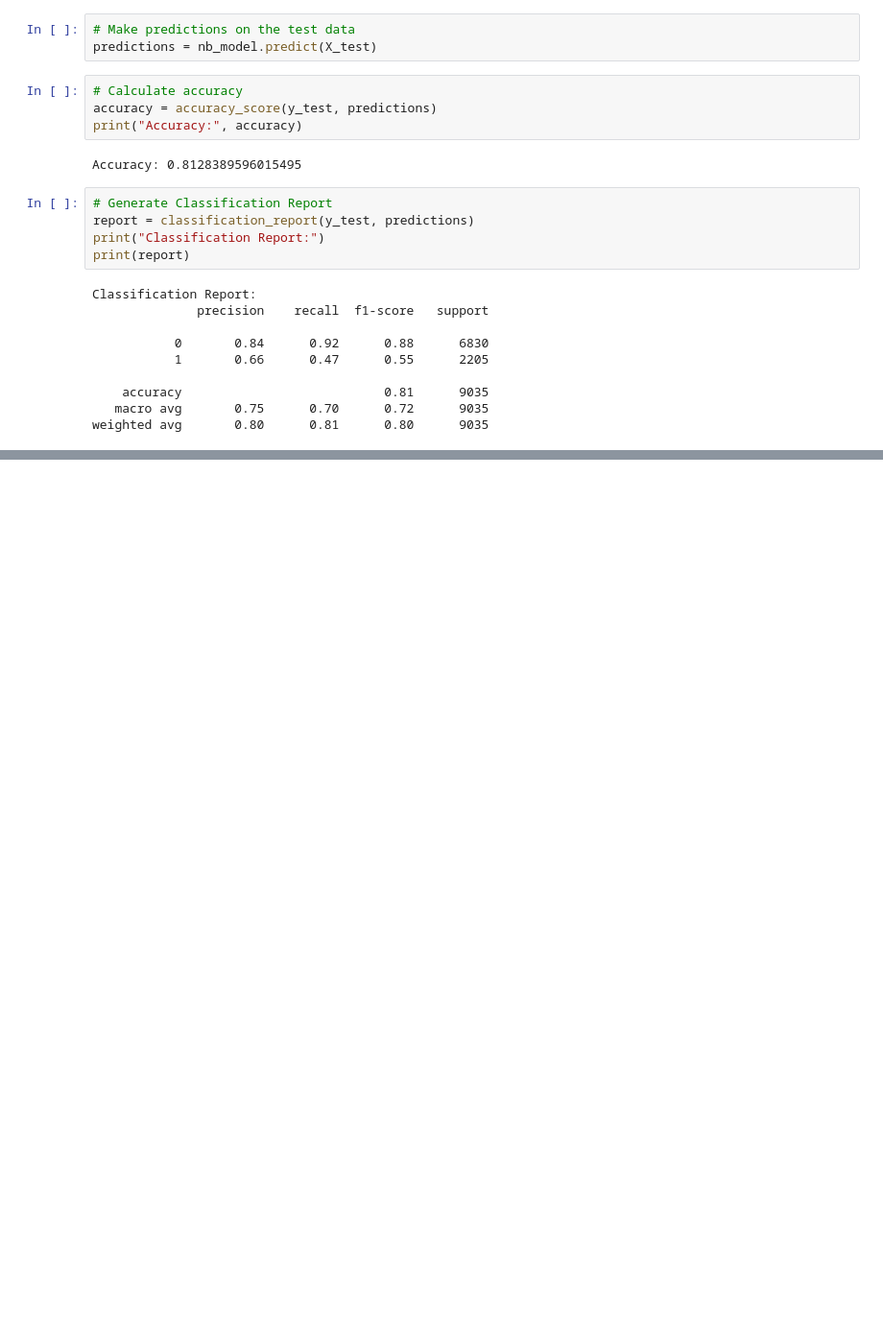
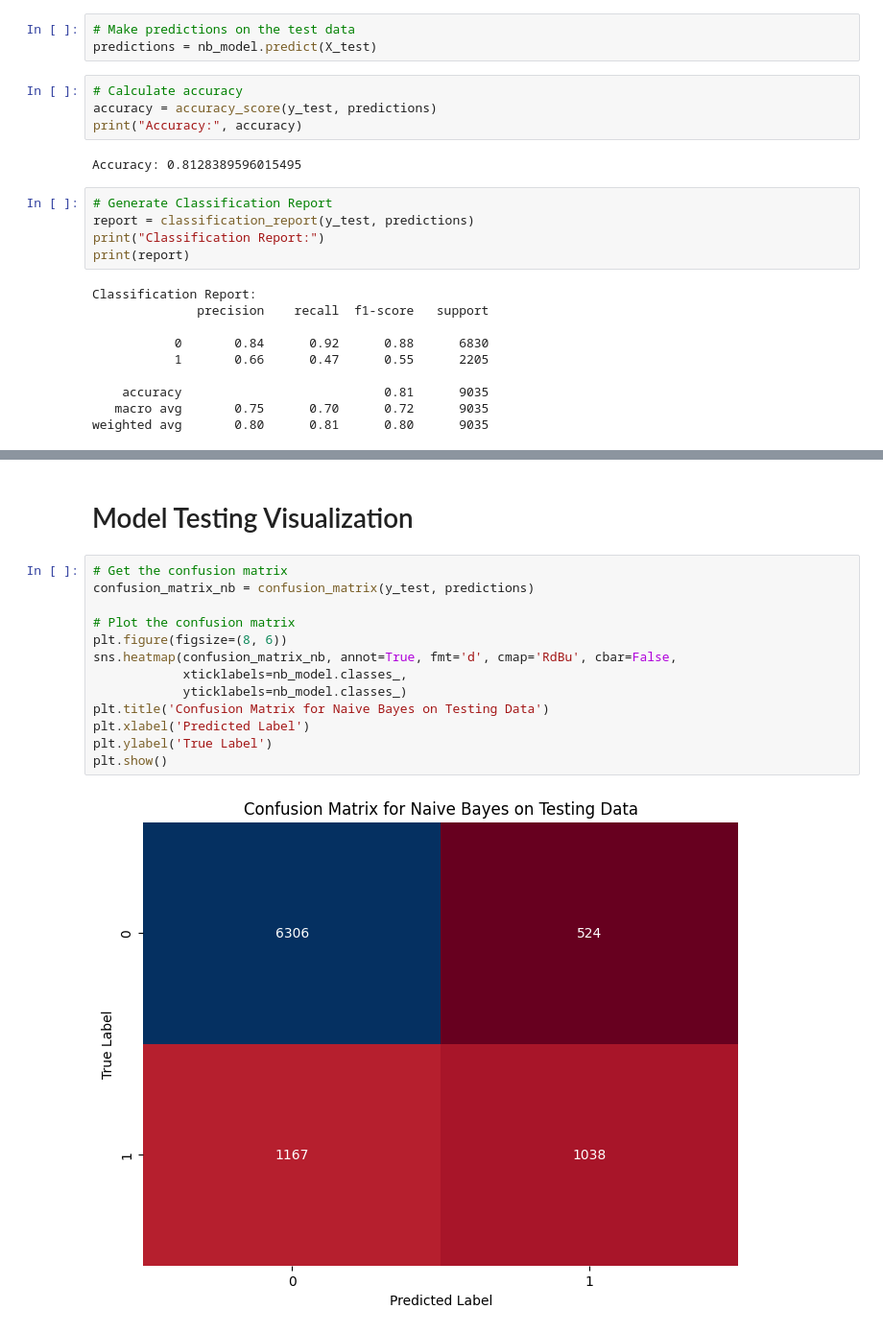
Before and after one commit to YasiniK/Census-Income-Prediction, a Jupyter notebook: NaiveBayesModel.ipynb, the cells around one changed output, grey strips where cells are left out. Shown at 96% size. Drawn from its saved outputs; the diff is of its cells as text; blank space fills up the shorter version.

Commit message:
Confusion Matrix for NB

```diff
--- a/NaiveBayesModel.ipynb
+++ b/NaiveBayesModel.ipynb
@@ -65,0 +84,17 @@ weighted avg       0.80      0.81      0.80      9035
+# %% [markdown]
+# Model Testing Visualization
+# %%
+# Get the confusion matrix
+confusion_matrix_nb = confusion_matrix(y_test, predictions)
+
+# Plot the confusion matrix
+plt.figure(figsize=(8, 6))
+sns.heatmap(confusion_matrix_nb, annot=True, fmt='d', cmap='RdBu', cbar=False,
+            xticklabels=nb_model.classes_,
+            yticklabels=nb_model.classes_)
+plt.title('Confusion Matrix for Naive Bayes on Testing Data')
+plt.xlabel('Predicted Label')
+plt.ylabel('True Label')
+plt.show()
+# %% [output]
+[figure, added]
```
Also changed, not shown: parts of 2 cells of this notebook.
